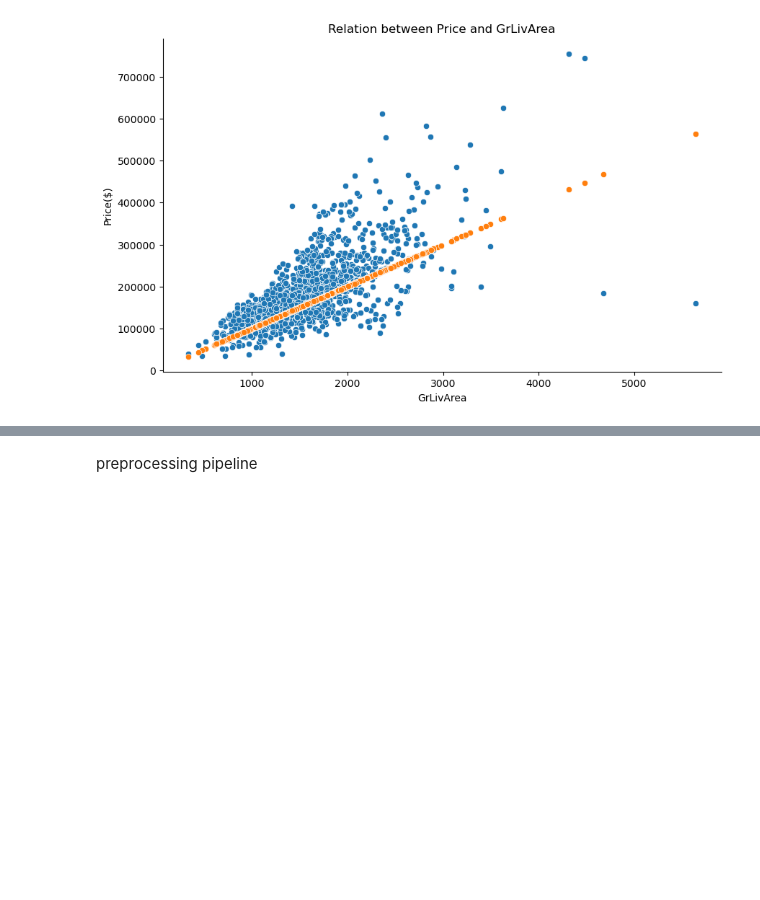
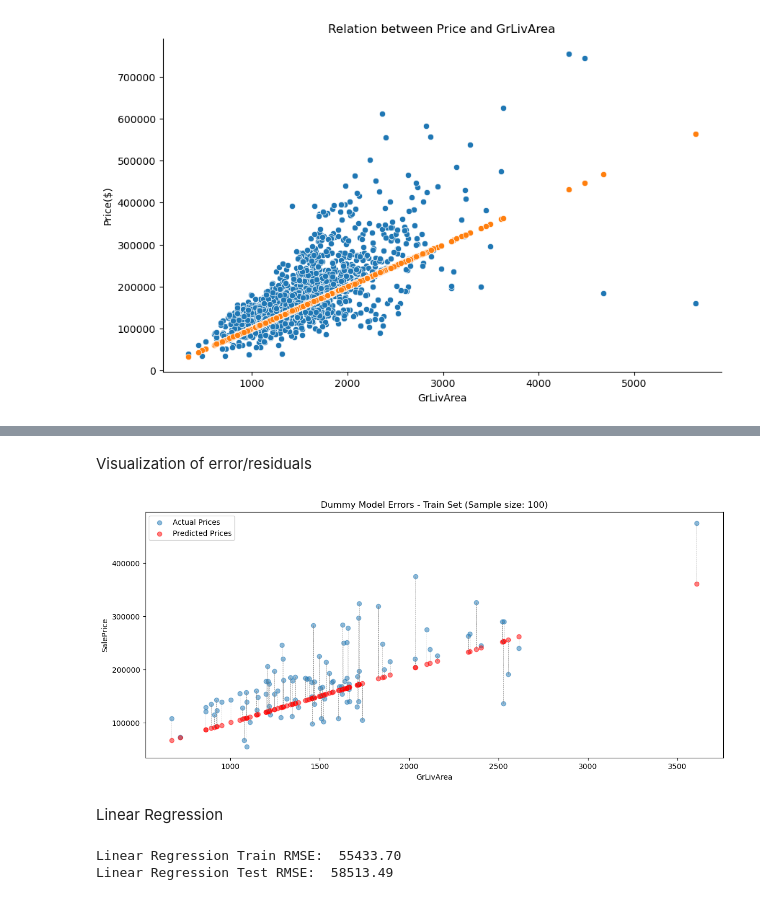
Before and after one commit to Joldon/housing_prices_ML, a Jupyter notebook: housing_prices_regression.ipynb, the cells around one changed output, grey strips where cells are left out. Drawn from its saved outputs; the diff is of its cells as text; code cells hidden in the pictures; blank space fills up the shorter version.

Commit message:
run multilinear regression model

```diff
--- a/housing_prices_regression.ipynb
+++ b/housing_prices_regression.ipynb
@@ -159,2 +159,27 @@ Test RMSE:  65740.05
-# %% [markdown]
-preprocessing pipeline
+# %% [markdown]
+Visualization of error/residuals
+# %%
+import matplotlib.pyplot as plt
+
+def plot_errors(X, y_true, y_pred, title, figsize=(10, 6), alpha=0.5, color='red', sample_size=50):
+    #sample data for plotting purposes
+    X_train_sample = X.sample(n=sample_size, random_state=42)
+    y_train_sample = y_true.loc[X_train_sample.index]
+    y_train_pred_sample = y_pred.loc[X_train_sample.index]
+
+    #Plot data
+    fig, ax = plt.subplots(figsize=figsize)
+    ax.scatter(X_train_sample, y_train_sample, alpha=alpha, label='Actual Prices')
+    ax.scatter(X_train_sample, y_train_pred_sample, alpha=alpha, label='Predicted Prices', color=color)
+
+    #draw error lines
+    for x, y_t, y_p in zip(X_train_sample.values.flatten(), y_train_sample, y_train_pred_sample):
+        ax.plot([x, x], [y_t, y_p], color='gray', linestyle='--', linewidth=0.5)
+
+    #plot details
+    title = title + f' (Sample size: {sample_size})'
+    ax.set_title(title)
+    ax.set_xlabel('GrLivArea')
+    ax.set_ylabel('SalePrice')
+    ax.legend()
+    plt.show()
@@ -160,0 +198,7 @@ preprocessing pipeline
+# %%
+# Example usage of plot function
+plot_errors(X_train, y_train, y_train_pred, 'Dummy Model Errors - Train Set', sample_size=100, figsize=(14, 6))
+# %% [output]
+[figure, added]
+# %% [markdown]
+Linear Regression
@@ -160,0 +218,10 @@ preprocessing pipeline
+# %%
+# Evaluate linear regression model using the RMSE metric
+train_rmse_lr = mean_squared_error(y_train, y_train_pred_lr, squared=False)
+test_rmse_lr = mean_squared_error(y_test, y_test_pred_lr, squared=False)
+
+print(f'Linear Regression Train RMSE: {train_rmse_lr: .2f}')
+print(f'Linear Regression Test RMSE: {test_rmse_lr: .2f}')
+# %% [output]
+Linear Regression Train RMSE:  55433.70
+Linear Regression Test RMSE:  58513.49
```
Also changed, not shown: parts of 23 cells of this notebook.
